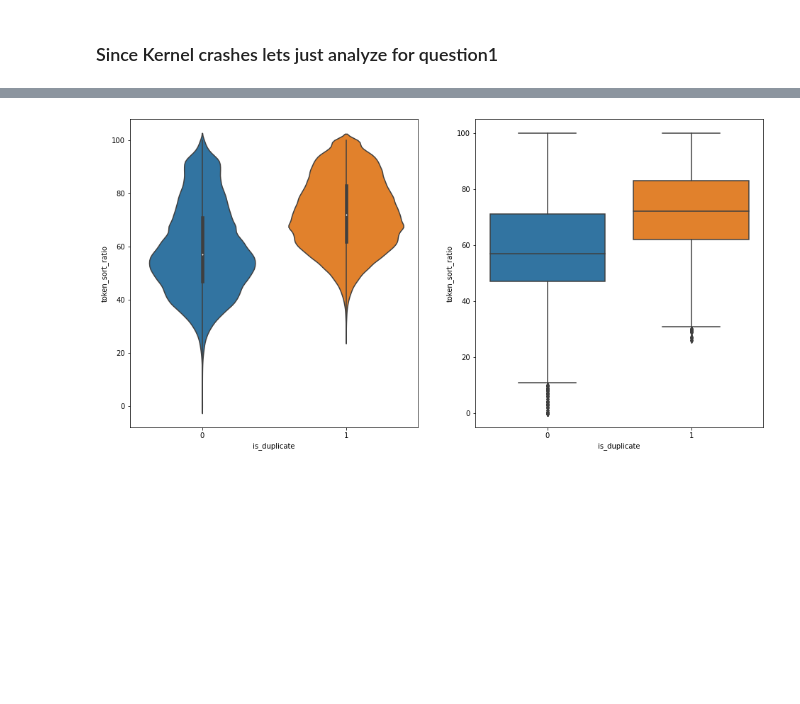
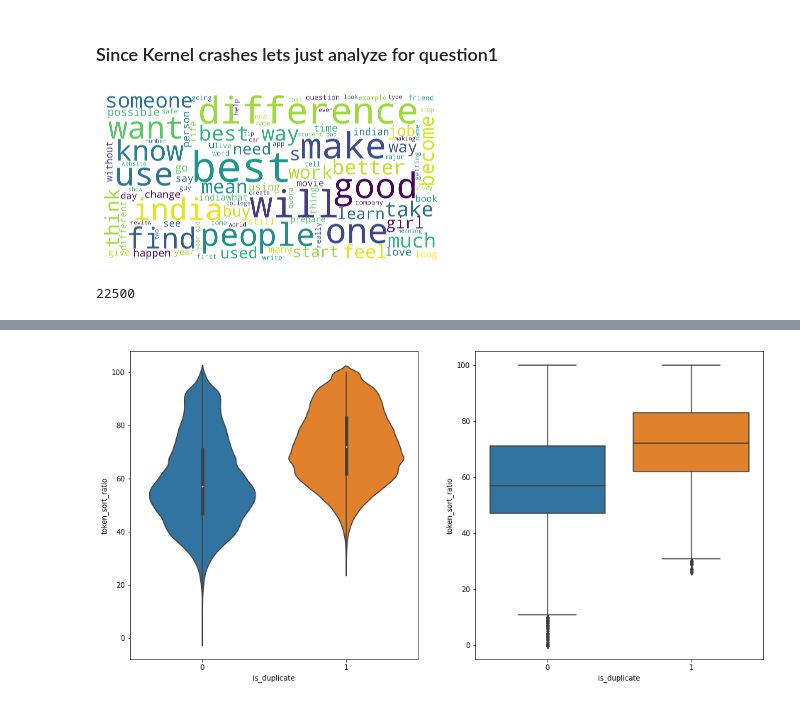
Before and after one commit to Vikas-KM/quora-question-pair, a Jupyter notebook: solving_quora_question_pair.ipynb, the cells around one changed output, grey strips where cells are left out. Cells and saved outputs as stored; diff of their text form; code cells hidden in the pictures; blank space fills up the shorter version.

```diff
--- a/solving_quora_question_pair.ipynb
+++ b/solving_quora_question_pair.ipynb
@@ -988,22 +993,30 @@ gc.collect()
 ## EDA on the new generated features
 - Generate wordcloud on duplicate and non-duplicate questions
 # %%
-# word_cloud_text = ''.join(df[df['is_duplicate']==0]['question1'])
-# word_cloud_text = np.dstack(df[df['is_duplicate']==0]['question1'], df[df['is_duplicate']==0]['question2']).flatten()
+word_cloud_text = ''.join(df[df['is_duplicate']==0]['question1'])
+word_cloud_text += ''.join(df[df['is_duplicate']==0]['question2'])
+# df_dup = df[df['is_duplicate']==0]
+# word_cloud_text = np.dstack([df_dup['question1'], df_dup['question2']]).flatten()
 # %% [markdown]
 ### Since Kernel crashes lets just analyze for question1
 # %%
-# wordcloud = WordCloud(max_font_size=100, # Maximum font size for the largest word
-#                       max_words=100, # The maximum number of words
-#                       background_color="white", # Background color for the word cloud image
-#                       scale = 10, # Scaling between computation and drawing
-#                       width=800, # Width of the canvas
-#                       height=400 # Height of the canvas
-#                      ).generate(word_cloud_text)
+wordcloud = WordCloud(max_font_size=100, # Maximum font size for the largest word
+                      max_words=100, # The maximum number of words
+                      background_color="white", # Background color for the word cloud image
+                      scale = 10, # Scaling between computation and drawing
+                      width=800, # Width of the canvas
+                      height=400 # Height of the canvas
+                     ).generate(word_cloud_text)
 
-# plt.figure()
-# plt.imshow(wordcloud,
-#            interpolation="bilinear") # to make the displayed image appear more smoothly
-# plt.axis("off")
-# plt.show()
+plt.figure()
+plt.imshow(wordcloud,
+           interpolation="bilinear") # to make the displayed image appear more smoothly
+plt.axis("off")
+plt.show()
+# %% [output]
+[figure, added]
+# %%
+gc.collect()
+# %% [output]
+22500
 # %%
```
Also changed, not shown: parts of 79 cells of this notebook.
